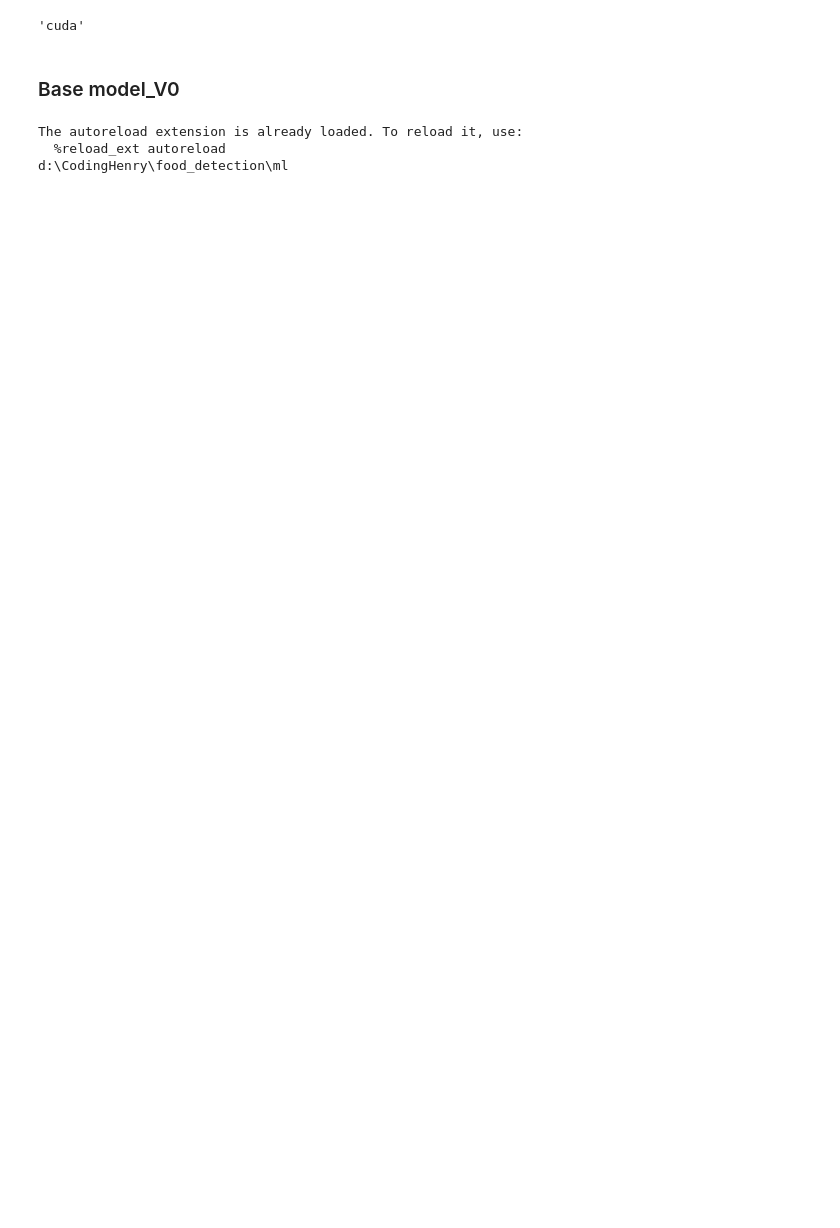
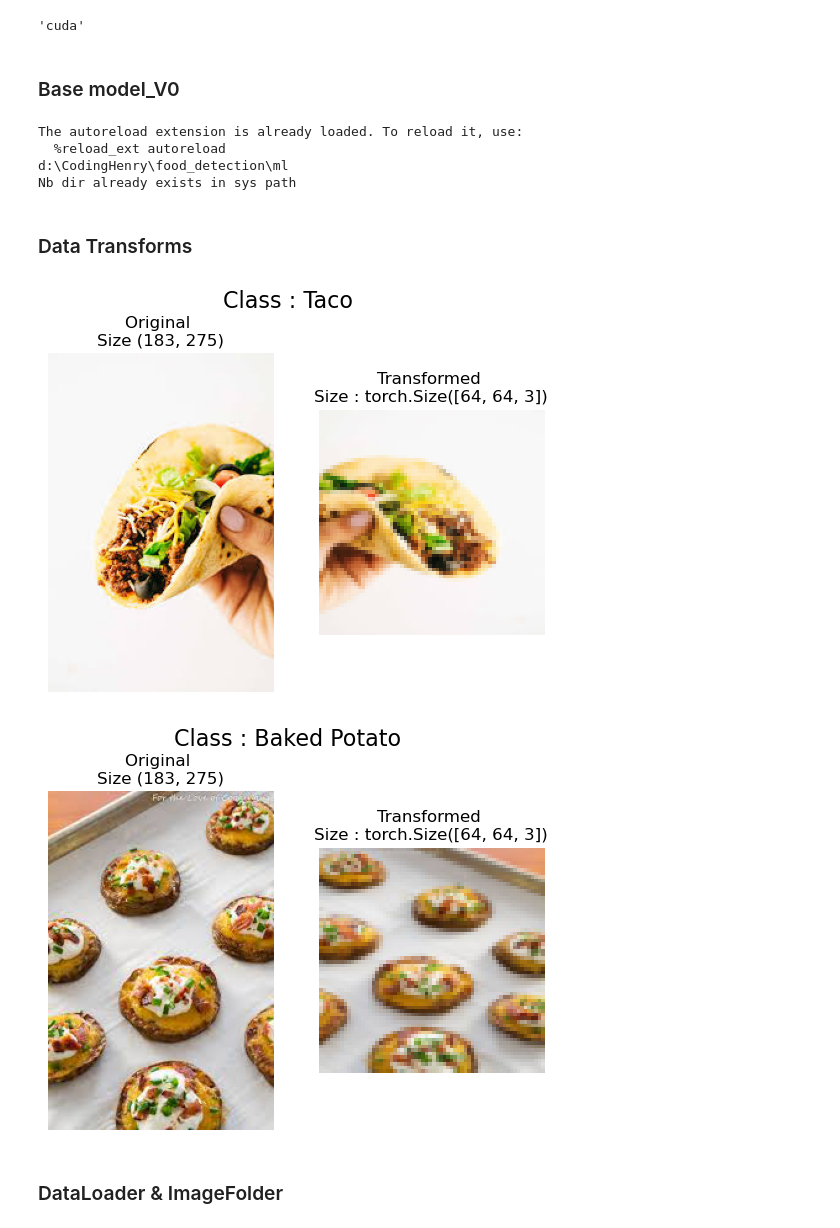
Before and after one commit to HenryGunadi/food_detection, a Jupyter notebook: ml/notebooks/02_model_building.ipynb, the cells around one changed output. Drawn from its saved outputs; the diff is of its cells as text; code cells hidden in the pictures; blank space fills up the shorter version.

```diff
--- a/ml/notebooks/02_model_building.ipynb
+++ b/ml/notebooks/02_model_building.ipynb
@@ -24,7 +33,39 @@ print(nb_dir)
 if nb_dir not in sys.path:
     print("Nb dir is not in system path")
     sys.path.append(nb_dir)
+else:
+    print("Nb dir already exists in sys path")
 # %% [output]
 The autoreload extension is already loaded. To reload it, use:
   %reload_ext autoreload
 d:\CodingHenry\food_detection\ml
+Nb dir already exists in sys path
+# %% [markdown]
+### Data Transforms
+# %%
+from utils.util import plot_transformed_image
+
+root_image_path = Path().cwd().parent / "data" / "Fast_Food_Classification_V2" / "Train"
+
+test_images_path = [f for f in root_image_path.rglob("*.jpeg")]
+
+data_transform_v0 = transforms.Compose([
+    # resize image
+    transforms.Resize(size=(64, 64)),
+
+    # flip images
+    transforms.RandomHorizontalFlip(p=0.5),
+
+    # turn image to torch tensor
+    transforms.ToTensor()
+])
+
+plot_transformed_image(image_path=test_images_path,
+                       transform=data_transform_v0,
+                       seed=None,
+                       n=2)
+# %% [output]
+[figure, added]
+[figure, added]
+# %% [markdown]
+### DataLoader & ImageFolder
```
Also changed, not shown: parts of 6 cells of this notebook, 7 other files.
